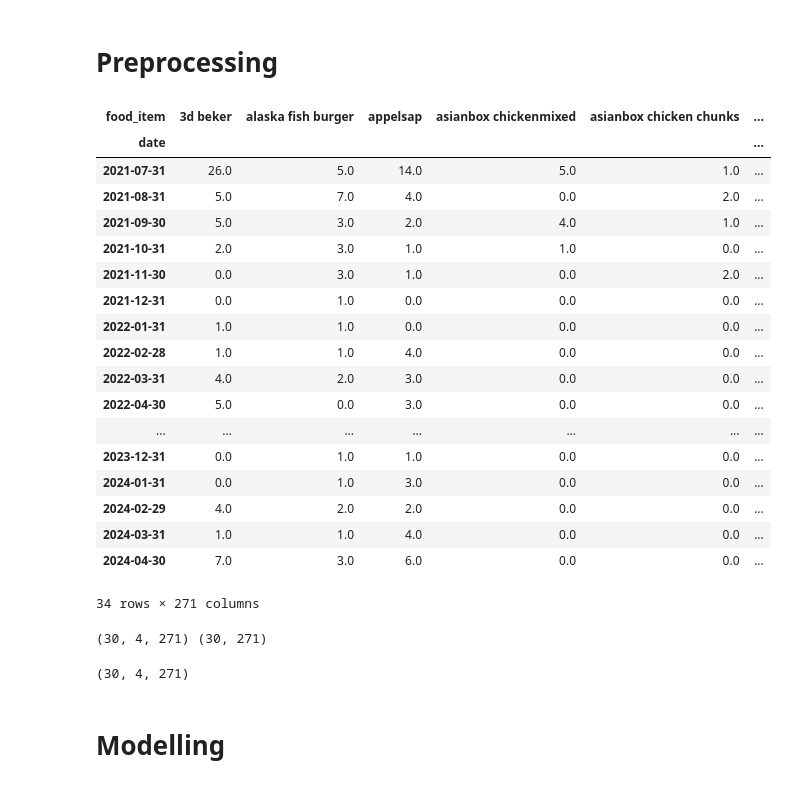
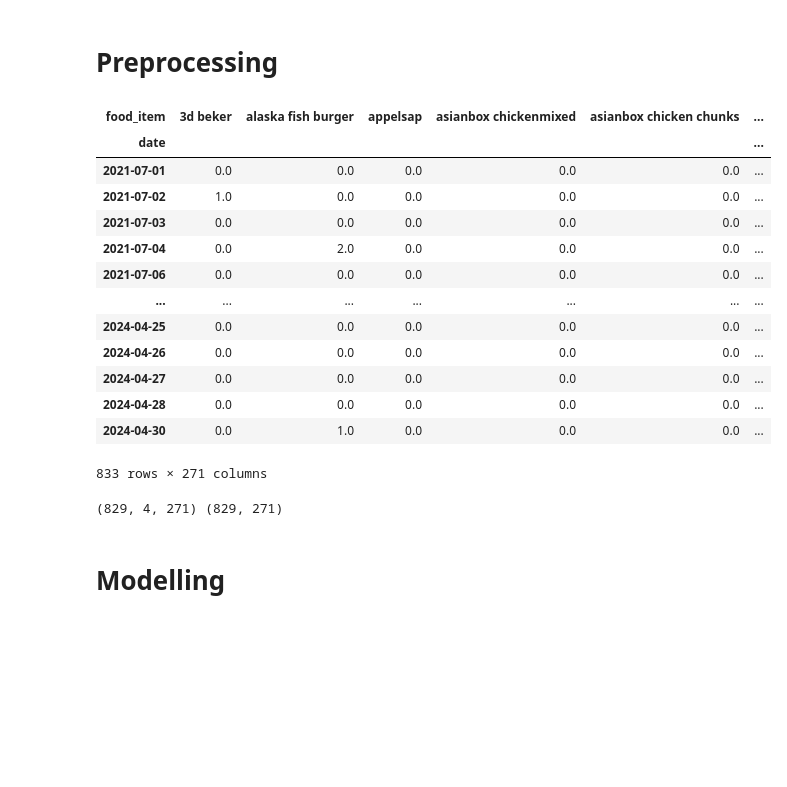
Before and after one commit to StevenLyy/S6-AI, a Jupyter notebook: data_challenge/data_challenge.ipynb, the cells around one changed output. Saved outputs shown, nothing was run; the diff lists cells and outputs as text; code cells hidden in the pictures; blank space fills up the shorter version.

Commit message:
DC - Adjust normalized dataframe to use actual monthly dataset

```diff
--- a/data_challenge/data_challenge.ipynb
+++ b/data_challenge/data_challenge.ipynb
@@ -446,28 +446,23 @@ plt.show()
 # %% [markdown]
 # Preprocessing
 # %%
-temp = monthly_orders_df.pivot_table(index='date', columns='food_item', values='amount_of_orders', aggfunc='sum').fillna(0)
+temp = combined_df.pivot_table(index='date', columns='food_item', values='amount_of_orders', aggfunc='sum').fillna(0)
 temp
 # %% [output]
 | food_item | 3d beker | alaska fish burger | appelsap | asianbox chickenmixed | asianbox chicken chunks | ... |
 | date |  |  |  |  |  | ... |
-| 2021-07-31 | 26.0 | 5.0 | 14.0 | 5.0 | 1.0 | ... |
-| 2021-08-31 | 5.0 | 7.0 | 4.0 | 0.0 | 2.0 | ... |
-| 2021-09-30 | 5.0 | 3.0 | 2.0 | 4.0 | 1.0 | ... |
-| 2021-10-31 | 2.0 | 3.0 | 1.0 | 1.0 | 0.0 | ... |
-| 2021-11-30 | 0.0 | 3.0 | 1.0 | 0.0 | 2.0 | ... |
-| 2021-12-31 | 0.0 | 1.0 | 0.0 | 0.0 | 0.0 | ... |
-| 2022-01-31 | 1.0 | 1.0 | 0.0 | 0.0 | 0.0 | ... |
-| 2022-02-28 | 1.0 | 1.0 | 4.0 | 0.0 | 0.0 | ... |
-| 2022-03-31 | 4.0 | 2.0 | 3.0 | 0.0 | 0.0 | ... |
-| 2022-04-30 | 5.0 | 0.0 | 3.0 | 0.0 | 0.0 | ... |
+| 2021-07-01 | 0.0 | 0.0 | 0.0 | 0.0 | 0.0 | ... |
+| 2021-07-02 | 1.0 | 0.0 | 0.0 | 0.0 | 0.0 | ... |
+| 2021-07-03 | 0.0 | 0.0 | 0.0 | 0.0 | 0.0 | ... |
+| 2021-07-04 | 0.0 | 2.0 | 0.0 | 0.0 | 0.0 | ... |
+| 2021-07-06 | 0.0 | 0.0 | 0.0 | 0.0 | 0.0 | ... |
 | ... | ... | ... | ... | ... | ... | ... |
-| 2023-12-31 | 0.0 | 1.0 | 1.0 | 0.0 | 0.0 | ... |
-| 2024-01-31 | 0.0 | 1.0 | 3.0 | 0.0 | 0.0 | ... |
-| 2024-02-29 | 4.0 | 2.0 | 2.0 | 0.0 | 0.0 | ... |
-| 2024-03-31 | 1.0 | 1.0 | 4.0 | 0.0 | 0.0 | ... |
-| 2024-04-30 | 7.0 | 3.0 | 6.0 | 0.0 | 0.0 | ... |
+| 2024-04-25 | 0.0 | 0.0 | 0.0 | 0.0 | 0.0 | ... |
+| 2024-04-26 | 0.0 | 0.0 | 0.0 | 0.0 | 0.0 | ... |
+| 2024-04-27 | 0.0 | 0.0 | 0.0 | 0.0 | 0.0 | ... |
+| 2024-04-28 | 0.0 | 0.0 | 0.0 | 0.0 | 0.0 | ... |
+| 2024-04-30 | 0.0 | 1.0 | 0.0 | 0.0 | 0.0 | ... |
-34 rows × 271 columns
+833 rows × 271 columns
 # %%
 scaler = MinMaxScaler()
 normalized_df = pd.DataFrame(scaler.fit_transform(temp),
@@ -488,4 +483,4 @@ X, y = create_sequences(normalized_df, SEQ_LENGTH)
 # %%
 print(X.shape, y.shape)
 # %% [output]
-(30, 4, 271) (30, 271)
+(829, 4, 271) (829, 271)
@@ -494,7 +487,3 @@ X = X.reshape(X.shape[0], X.shape[1], X.shape[2])
-# %%
-print(X.shape)
-# %% [output]
-(30, 4, 271)
 # %%
 from sklearn.model_selection import train_test_split
 
```
Also changed, not shown: parts of 6 cells of this notebook.
